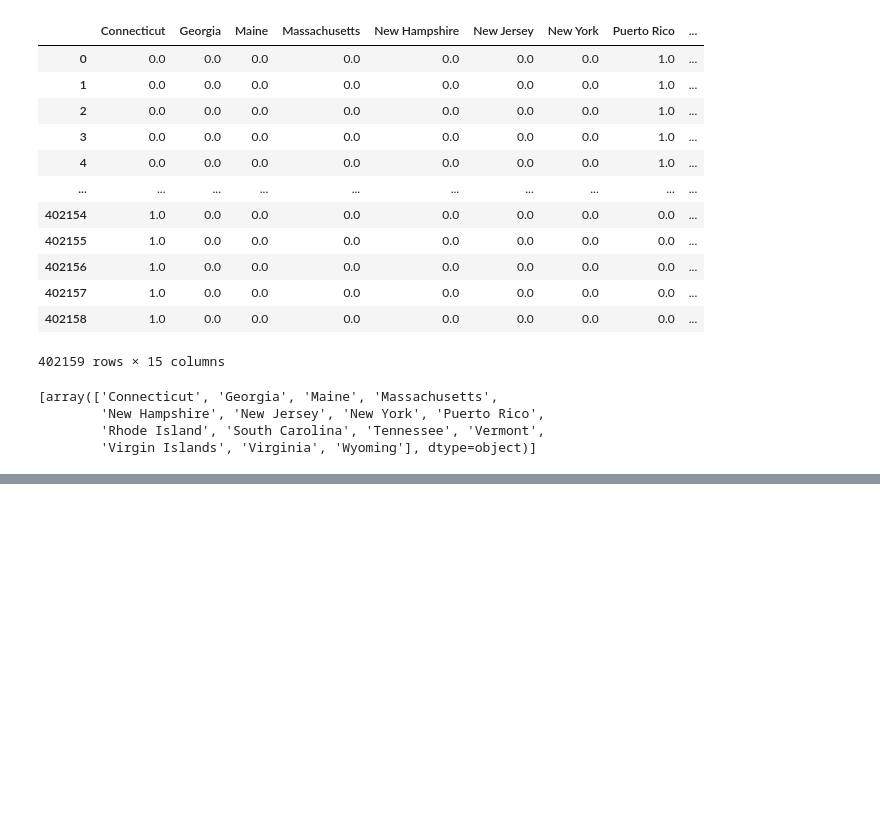
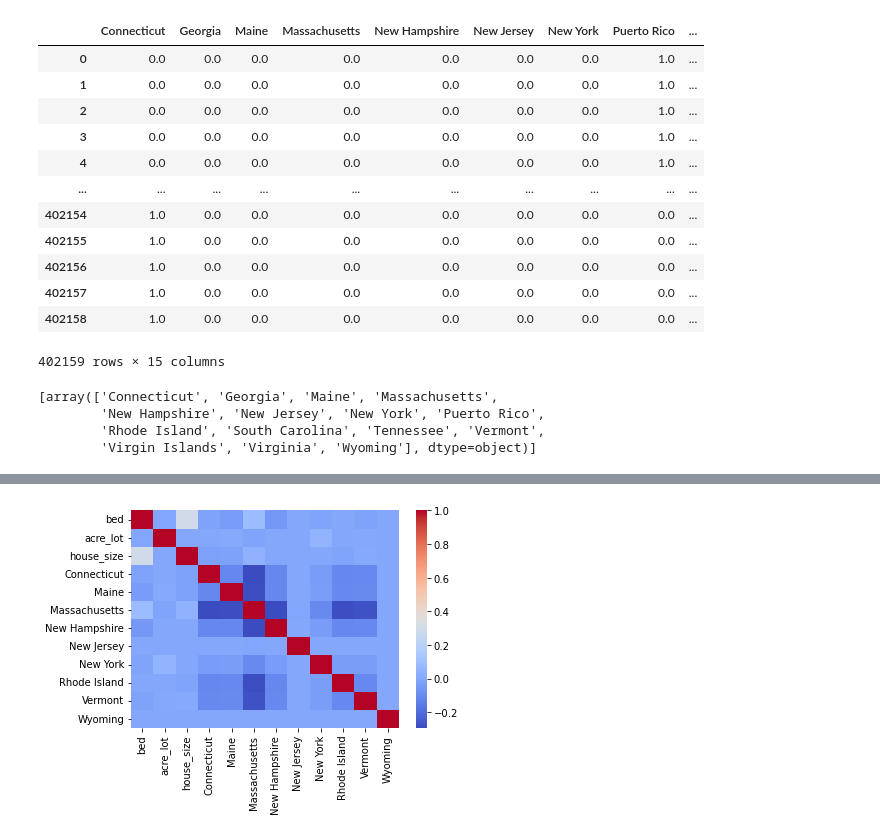
Before and after one commit to barishpeace/Project-2-Property-Price-Prediction, a Jupyter notebook: real_estate_predictor.ipynb, the cells around one changed output, grey strips where cells are left out. Saved outputs shown, nothing was run; the diff lists cells and outputs as text; code cells hidden in the pictures; blank space fills up the shorter version.

```diff
--- a/real_estate_predictor.ipynb
+++ b/real_estate_predictor.ipynb
@@ -277,0 +299,11 @@ model = LinearRegression().fit(X,y,sample_weight = None)
+# %%
+#Heat Map
+import seaborn as sns
+import matplotlib.pyplot as plt
+
+plt.figure()
+sns.heatmap(X_train.corr(), cmap='coolwarm')
+plt.show()
+#sns.lmplot(x=X_train, y=y_train, data=X_train)
+# %% [output]
+[figure, added]
```
Also changed, not shown: parts of 31 cells of this notebook.
